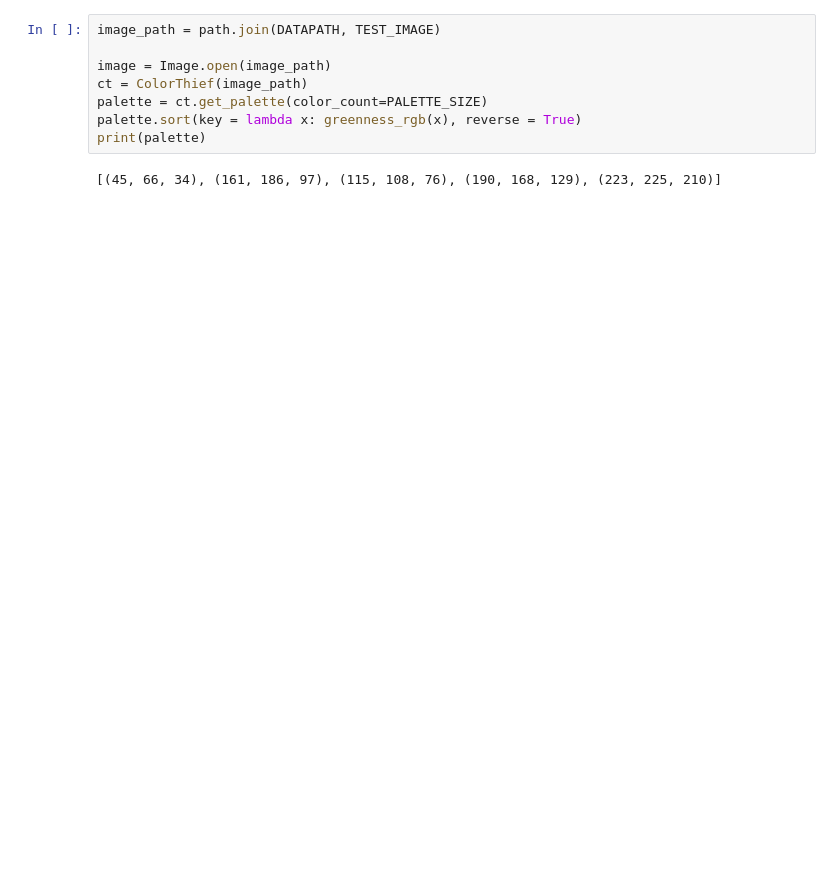
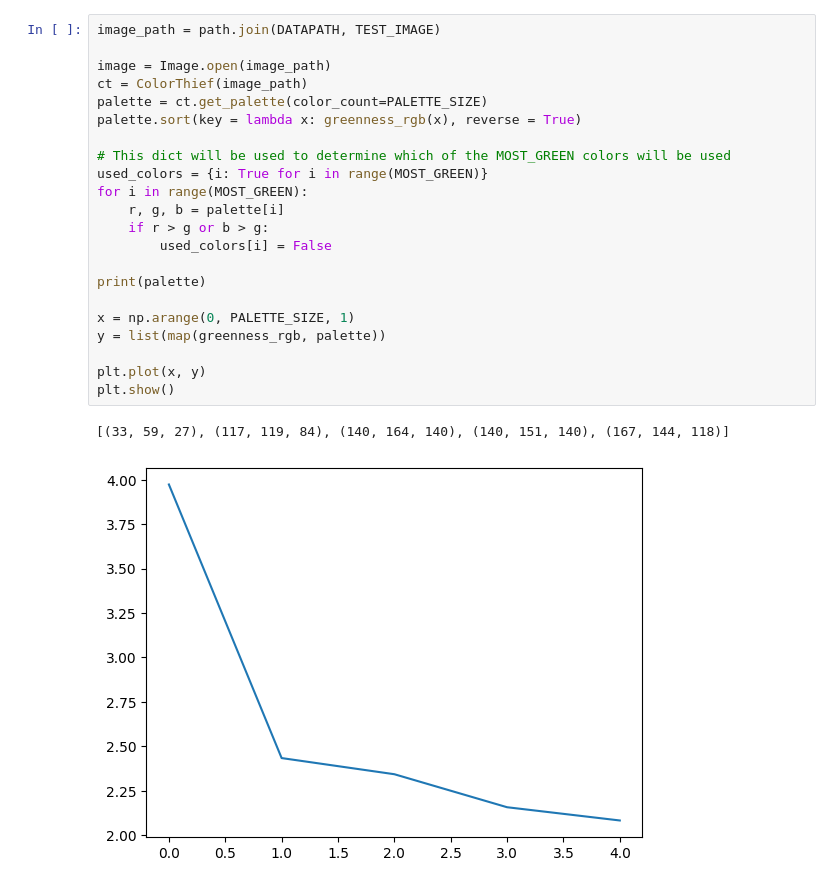
Before and after one commit to robaetem/goforest-tree-counting, a Jupyter notebook: dominant_colors.ipynb, the cells around one changed output. Saved outputs shown, nothing was run; the diff lists cells and outputs as text; blank space fills up the shorter version.

```diff
--- a/dominant_colors.ipynb
+++ b/dominant_colors.ipynb
@@ -20,13 +27,28 @@ greenness_rgb((161, 186, 97))
 # %%
 image_path = path.join(DATAPATH, TEST_IMAGE)
 
 image = Image.open(image_path)
 ct = ColorThief(image_path)
 palette = ct.get_palette(color_count=PALETTE_SIZE)
 palette.sort(key = lambda x: greenness_rgb(x), reverse = True)
+
+# This dict will be used to determine which of the MOST_GREEN colors will be used
+used_colors = {i: True for i in range(MOST_GREEN)}
+for i in range(MOST_GREEN):
+    r, g, b = palette[i]
+    if r > g or b > g:
+        used_colors[i] = False
+
 print(palette)
+
+x = np.arange(0, PALETTE_SIZE, 1)
+y = list(map(greenness_rgb, palette))
+
+plt.plot(x, y)
+plt.show()
 # %% [output]
-[(45, 66, 34), (161, 186, 97), (115, 108, 76), (190, 168, 129), (223, 225, 210)]
+[(33, 59, 27), (117, 119, 84), (140, 164, 140), (140, 151, 140), (167, 144, 118)]
+[figure, added]
 # %%
 display(image)
 # %% [output]
```
Also changed, not shown: parts of 8 cells of this notebook.
